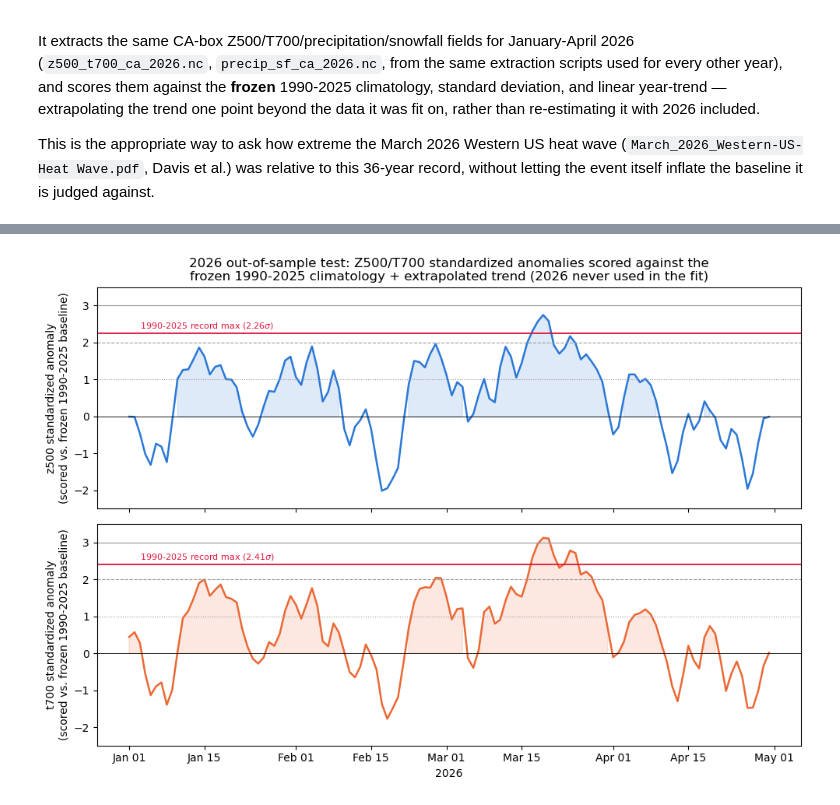
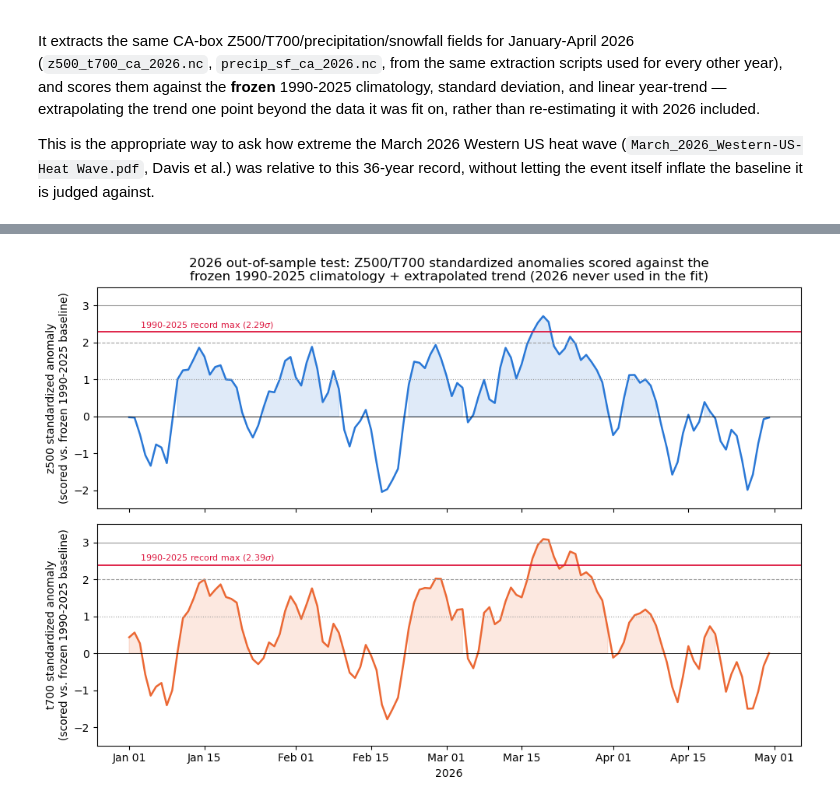
Before and after one commit to ming80302/AR_CA_PROJ, a Jupyter notebook: CA_z500_t700_blocking_events_detrend_5day.ipynb, the cells around one changed output, grey strips where cells are left out. Drawn from its saved outputs; the diff is of its cells as text; code cells hidden in the pictures.

```diff
--- a/CA_z500_t700_blocking_events_detrend_5day.ipynb
+++ b/CA_z500_t700_blocking_events_detrend_5day.ipynb
@@ -370,10 +268,7 @@ import cartopy.feature as cfeature
 
 def event_days(variable, threshold_sd=1):
     sub = events_df[(events_df.variable == variable) & (events_df.threshold_sd == threshold_sd)]
-    days = set()
-    for _, row in sub.iterrows():
-        days.update(pd.date_range(row.start_date, row.end_date))
-    return days
+    return lib.event_days(sub)
 
 
 print('Standardized-anomaly sanity check (should be close to mean=0, std=1 if the '
@@ -1016,13 +918,11 @@ df_sierra = pd.DataFrame(
 df_sierra = df_sierra[df_sierra.index.month.isin([1, 2, 3, 4])]
 
 for col in ['z500', 't700']:
-    clim_mean, clim_std = climatology_dict(df_sierra.index, df_sierra[col].values)
-    m = lookup_climatology(df_sierra.index, clim_mean)
-    s = lookup_climatology(df_sierra.index, clim_std)
-    trend, slope, intercept = fit_year_trend(df_sierra, col, m, label='Sierra ')
-    df_sierra[f'{col}_clim_mean'] = m + trend
-    df_sierra[f'{col}_clim_std'] = s
-    df_sierra[f'{col}_sanom'] = (df_sierra[col] - df_sierra[f'{col}_clim_mean']) / df_sierra[f'{col}_clim_std']
+    sanom, diag = lib.standardize_with_trend(df_sierra.index, df_sierra[col].values, window=CLIM_WINDOW,
+                                              label=f'Sierra {col}')
+    df_sierra[f'{col}_clim_mean'] = diag['clim_mean']
+    df_sierra[f'{col}_clim_std'] = diag['clim_std']
+    df_sierra[f'{col}_sanom'] = sanom
 
 print(f'\nSierra sub-box: {SIERRA_LAT_S}-{SIERRA_LAT_N}N, '
       f'{360 - SIERRA_LON_E}-{360 - SIERRA_LON_W}W')
@@ -1353,15 +1252,13 @@ df26 = pd.DataFrame(
 df26 = df26[df26.index.month.isin([1, 2, 3, 4])]
 
 for col in ['z500', 't700']:
-    # climatology_dict/lookup_climatology/fit_year_trend all reused from section 2 --
-    # df = 1990-2025, frozen; verbose=False just avoids reprinting the same trend-fit
-    # diagnostic section 2 already printed once.
-    clim_mean, clim_std = climatology_dict(df.index, df[col].values)
-    m = lookup_climatology(df.index, clim_mean)
-    _, slope, intercept = fit_year_trend(df, col, m, verbose=False)
-    clim_mean_arr = lookup_climatology(df26.index, clim_mean)
-    clim_std_arr = lookup_climatology(df26.index, clim_std)
-    trend_2026 = intercept + slope * YEAR_2026                # extrapolated one point beyond the fit
+    # Reuses trend_diag[col] from section 2 (the same corrected, detrended baseline
+    # fit on 1990-2025) rather than refitting climatology_dict/fit_year_trend by
+    # hand -- df = 1990-2025, frozen.
+    diag = trend_diag[col]
+    clim_mean_arr = lookup_climatology(df26.index, diag['clim_mean_dict'])
+    clim_std_arr = lookup_climatology(df26.index, diag['clim_std_dict'])
+    trend_2026 = diag['trend']['intercept'] + diag['trend']['slope'] * YEAR_2026  # one point beyond the fit
     df26[f'{col}_clim_mean'] = clim_mean_arr + trend_2026
     df26[f'{col}_clim_std'] = clim_std_arr
     df26[f'{col}_sanom'] = (df26[col] - df26[f'{col}_clim_mean']) / clim_std_arr
@@ -1388,29 +1285,29 @@ Peak T700 standardized anomaly in 2026: 3.13 sigma, on 2026-03-19
 # %%
-hist_max = {'z500': 2.26, 't700': 2.41}  # 1990-2025 record max (see the note in section 3)
+hist_max = {col: df[f'{col}_sanom'].max() for col in ['z500', 't700']}  # live 1990-2025 record max
 COLOR2 = {'z500': '#2a78d6', 't700': '#eb6834'}
 LABEL2 = {'z500': '500 hPa height (ridging)', 't700': '700 hPa temperature (warm)'}
 
 fig, axes = plt.subplots(2, 1, figsize=(10, 7), sharex=True)
 for ax, col in zip(axes, ['z500', 't700']):
     ax.plot(df26.index, df26[f'{col}_sanom'], color=COLOR2[col], lw=1.8, label=LABEL2[col])
     for thr, ls in zip([1, 2, 3], [':', '--', '-']):
         ax.axhline(thr, color='0.6', lw=0.8, ls=ls)
     ax.axhline(hist_max[col], color='crimson', lw=1.3, ls='-')
     ax.text(df26.index[2], hist_max[col] + 0.05, f'1990-2025 record max ({hist_max[col]:.2f}$\\sigma$)',
             color='crimson', fontsize=8, va='bottom')
     ax.fill_between(df26.index, 0, df26[f'{col}_sanom'], where=df26[f'{col}_sanom'] > 0,
                      color=COLOR2[col], alpha=0.15)
     ax.set_ylabel(f'{col} standardized anomaly\n(scored vs. frozen 1990-2025 baseline)')
     ax.axhline(0, color='k', lw=0.6)
     ax.set_ylim(-2.5, 3.5)
 axes[0].set_title('2026 out-of-sample test: Z500/T700 standardized anomalies scored against the\n'
                    'frozen 1990-2025 climatology + extrapolated trend (2026 never used in the fit)')
 axes[-1].xaxis.set_major_formatter(mdates.DateFormatter('%b %d'))
 axes[-1].set_xlabel('2026')
 fig.tight_layout()
 plt.show()
 # %% [output]
-[figure, old version]
+[figure, new version]
 # %%
 dates26 = df26.index
 events_2026 = []
```
Also changed, not shown: parts of 34 cells of this notebook, 1 other file.
